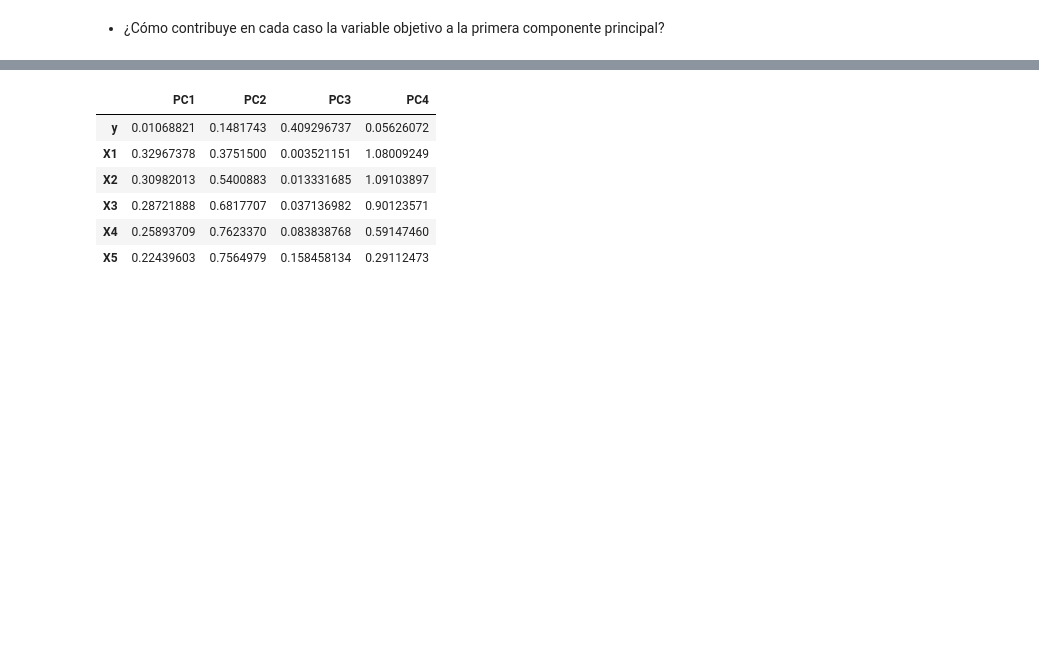
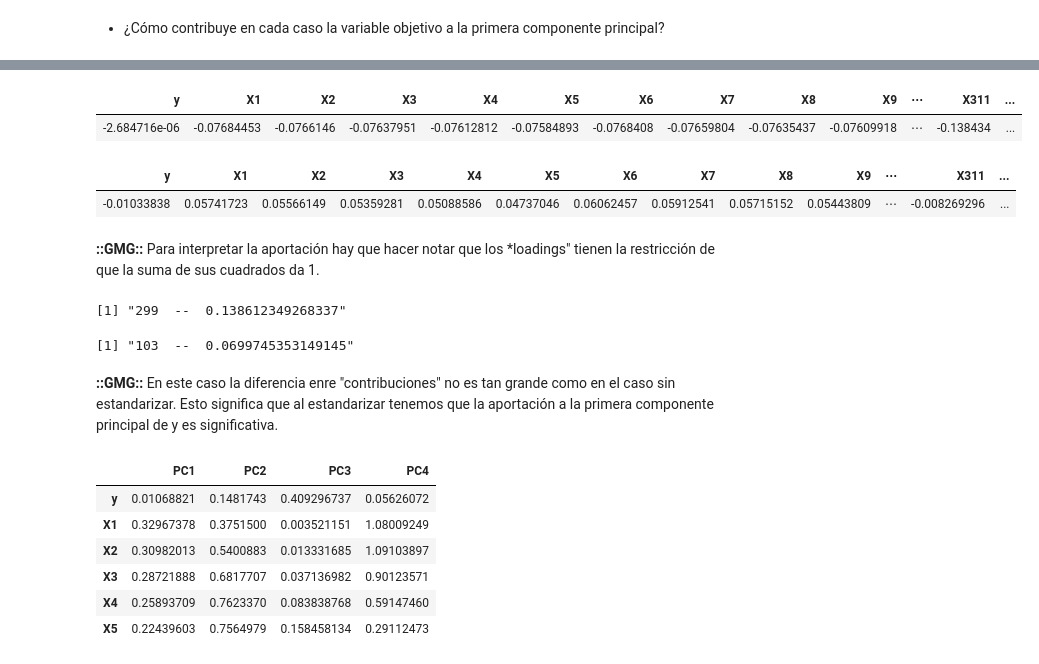
Before and after one commit to yerartdev/uc-m1966-datamining, a Jupyter notebook: d2/T02-m1966-clasificacion-reduccion-dimensionalidad.ipynb, the cells around one changed output, grey strips where cells are left out. Cells and saved outputs as stored; diff of their text form; code cells hidden in the pictures; blank space fills up the shorter version.

Commit message:
m1966 - práctica pca: estudio de aportación de y a la PC1 por su coeficiente en el vector de loadings

```diff
--- a/d2/T02-m1966-clasificacion-reduccion-dimensionalidad.ipynb
+++ b/d2/T02-m1966-clasificacion-reduccion-dimensionalidad.ipynb
@@ -299,3 +290,37 @@ PC1 PC2 PC3
+# %%
+#::GMG::Esta es la "contribución" de y y X_i a la PC1 sin estandarizar
+t(pca_full_ns$rotation[,1])
+# %% [output]
+| y | X1 | X2 | X3 | X4 | X5 | X6 | X7 | X8 | X9 | ⋯ | X311 | ... |
+| -2.684716e-06 | -0.07684453 | -0.0766146 | -0.07637951 | -0.07612812 | -0.07584893 | -0.0768408 | -0.07659804 | -0.07635437 | -0.07609918 | ⋯ | -0.138434 | ... |
+# %%
+#::GMG::Esta es la "contribución" de y y X_i a la PC1 estandarizando
+t(pca_full_scaled$rotation[,1])
+# %% [output]
+| y | X1 | X2 | X3 | X4 | X5 | X6 | X7 | X8 | X9 | ⋯ | X311 | ... |
+| -0.01033838 | 0.05741723 | 0.05566149 | 0.05359281 | 0.05088586 | 0.04737046 | 0.06062457 | 0.05912541 | 0.05715152 | 0.05443809 | ⋯ | -0.008269296 | ... |
+# %% [markdown]
+**::GMG::** Para interpretar la aportación hay que hacer notar que los *loadings" tienen la restricción de que la suma de sus cuadrados da 1.
+# %%
+#::GMG::Para comparar
+#       Sin estándarizar: la feature que aporta más a PC1, i.e. tiene el loading más alto
+#       (en valor absoluto)
+paste(which.max(abs(pca_full_ns$rotation[-1,1])), ' -- ',
+      abs(pca_full_ns$rotation[which.max(abs(pca_full_ns$rotation[,1])),1])
+     )
+# %% [output]
+[1] "299  --  0.138612349268337"
+# %%
+#::GMG::Para comparar
+#       Estandarizando: la feature que aporta más a PC1, i.e. tiene el loading más alto
+#       (en valor absoluto)
+paste(which.max(abs(pca_full_scaled$rotation[-1,1])), ' -- ',
+      abs(pca_full_scaled$rotation[which.max(abs(pca_full_scaled$rotation[,1])),1])
+     )
+# %% [output]
+[1] "103  --  0.0699745353149145"
+# %% [markdown]
+**::GMG::** En este caso la diferencia enre "contribuciones" no es tan grande como en el caso sin estandarizar. Esto significa que al estandarizar tenemos que la aportación a la primera componente principal de y es significativa.
 # %%
 #::GMG::Contribución de la variable objetivo y a PC1 en porcentaje
 var_cor_func <- function(var.loadings, comp.sdev){
```
Also changed, not shown: parts of 14 cells of this notebook.
